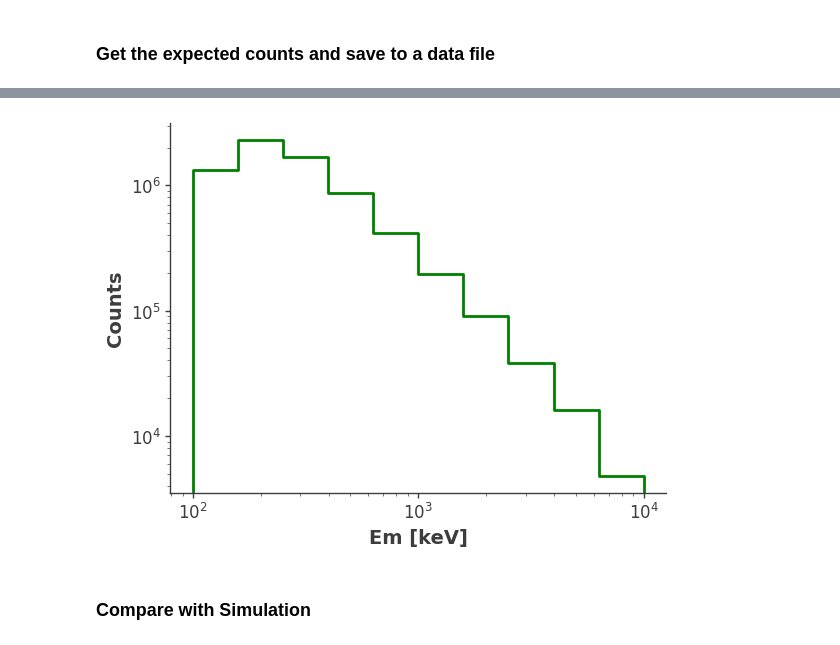
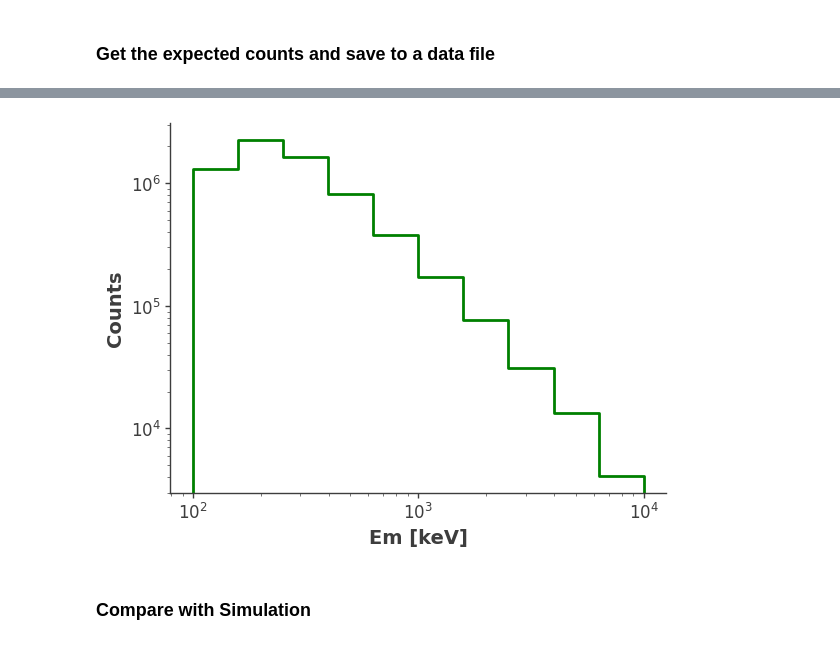
Before and after one commit to hiyoneda/cosipy, a Jupyter notebook: docs/tutorials/source_injector/Point_source_injector.ipynb, the cells around one changed output, grey strips where cells are left out. Cells and saved outputs as stored; diff of their text form; code cells hidden in the pictures.

Commit message:
Use earth_occ = True again now that SpacecraftHistory was fixed in 3f119161c2e797ad624d13ba5b3e21a62b41fb81
Signed-off-by: Israel Martinez <imc@umd.edu>

```diff
--- a/docs/tutorials/source_injector/Point_source_injector.ipynb
+++ b/docs/tutorials/source_injector/Point_source_injector.ipynb
@@ -57,10 +57,10 @@ response_path = data_dir/"SMEXv12.Continuum.HEALPixO3_10bins_log_flat.binnedimag
 fetch_wasabi_file("COSI-SMEX/develop/Data/Responses/SMEXv12.Continuum.HEALPixO3_10bins_log_flat.binnedimaging.imagingresponse.h5", response_path, checksum = 'eb72400a1279325e9404110f909c7785')
 # %%
 %%capture
-orientation_path = data_dir/"20280301_3_month_with_orbital_info.ori"
+orientation_path = data_dir/"20280301_3_month_with_orbital_info.fits"
 
 # download orientation file ~596.06 MB
-fetch_wasabi_file("COSI-SMEX/DC2/Data/Orientation/20280301_3_month_with_orbital_info.ori", orientation_path, checksum = '416fcc296fc37a056a069378a2d30cb2')
+fetch_wasabi_file("COSI-SMEX/develop/Data/Orientation/20280301_3_month_with_orbital_info.fits", orientation_path, checksum = '5e69bc1d55fab9390f90635690f62896')
 # %% [markdown]
 ## Inject a source response
 # %% [markdown]
@@ -129,6 +128,6 @@ if os.path.exists(file_path):
     os.remove(file_path)
 
 # Get the data of the injected source
-model_injected = injector.inject_model(model = model, orientation = ori, make_spectrum_plot = True, data_save_path = file_path, earth_occ=False
+model_injected = injector.inject_model(model = model, orientation = ori, make_spectrum_plot = True, data_save_path = file_path, earth_occ=True
 )
 # %% [output]
@@ -137,4 +136,4 @@ Wall time: 7.11 s
-[figure, old version]
+[figure, new version]
 # %% [markdown]
 ### Compare with Simulation
 # %%
```
Also changed, not shown: parts of 16 cells of this notebook.
